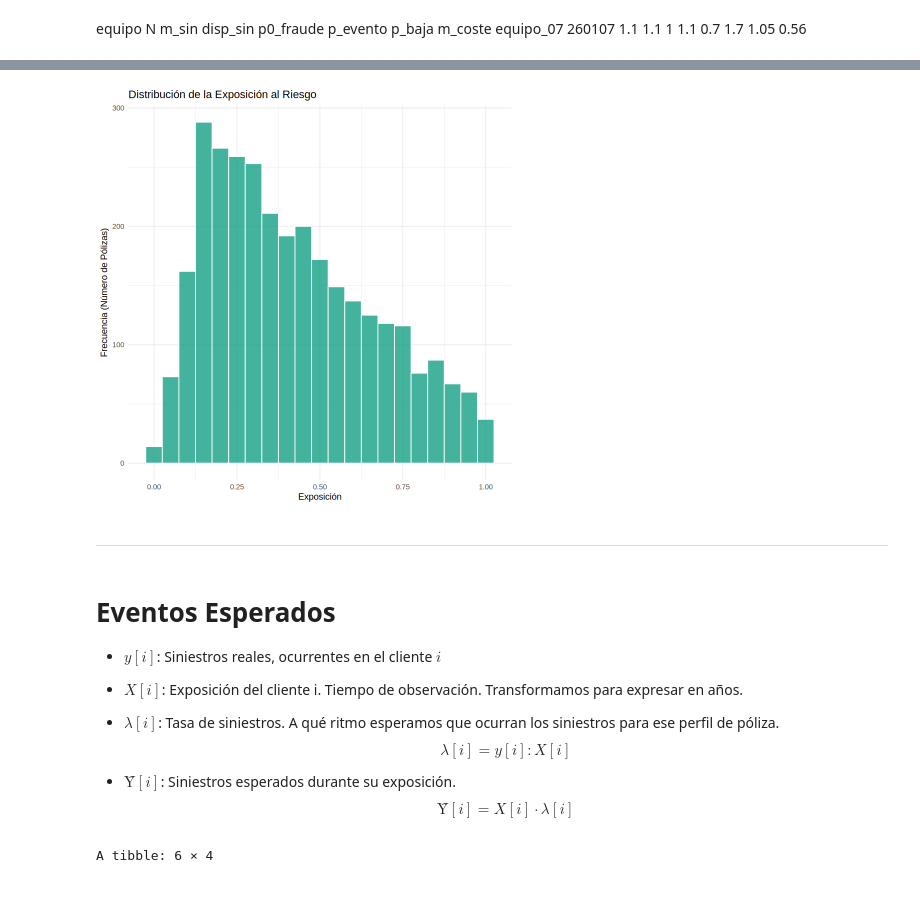
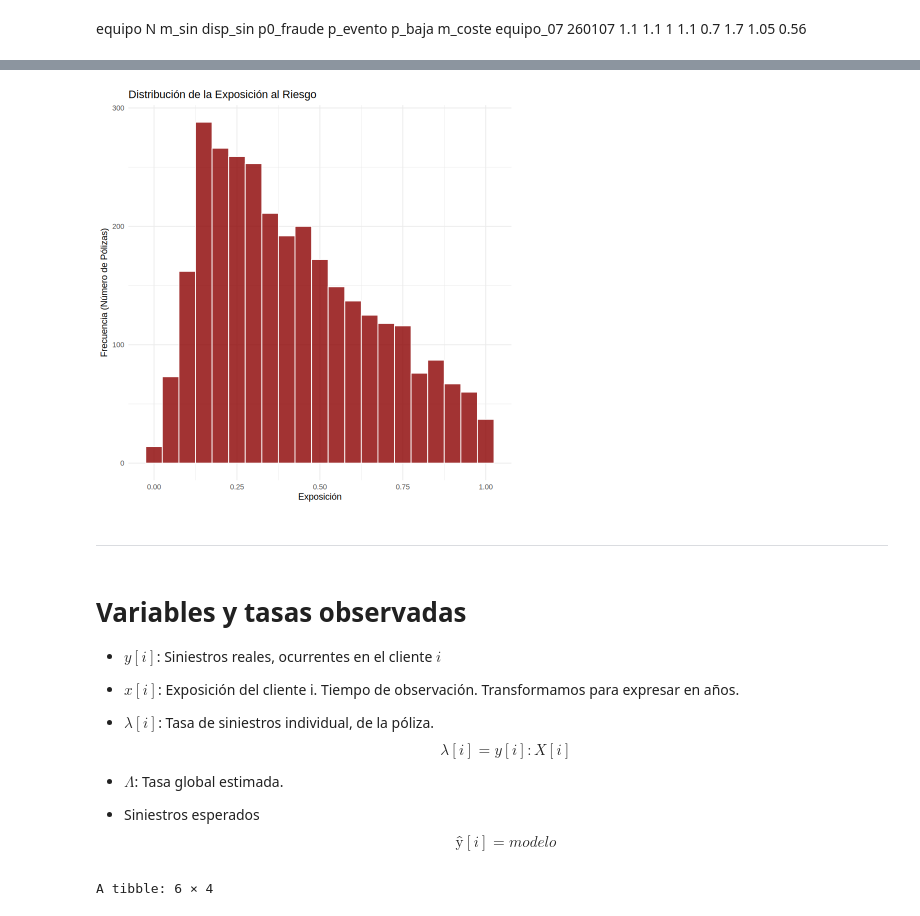
Before and after one commit to JulTob/Modelling, a Jupyter notebook: GLM/GLM_2_07.ipynb, the cells around one changed output, grey strips where cells are left out. Saved outputs shown, nothing was run; the diff lists cells and outputs as text; code cells hidden in the pictures.

```diff
--- a/GLM/GLM_2_07.ipynb
+++ b/GLM/GLM_2_07.ipynb
@@ -70,32 +94,34 @@ ggplot(cartera, aes(x = antiguedad)) +
 # %%
 library(ggplot2)
 
 # Crear histograma de la variable exposicion
 ggplot(cartera, aes(x = exposicion)) +
-  geom_histogram(binwidth = 0.05, fill = "#16a085", color = "white", alpha = 0.8) +
+  geom_histogram(binwidth = 0.05, fill = "darkred", color = "white", alpha = 0.8) +
   labs(
     title = "Distribución de la Exposición al Riesgo",
     x = "Exposición",
     y = "Frecuencia (Número de Pólizas)"
   ) +
   theme_minimal()
 # %% [output]
-[figure, old version]
+[figure, new version]
 # %% [markdown]
 -----
 # %% [markdown]
-# Eventos Esperados
+# Variables y tasas observadas
 
 - $y[i]$: Siniestros reales, ocurrentes en el cliente $i$
-- $X[i]$: Exposición del cliente i. Tiempo de observación. Transformamos para expresar en años.
-- $λ[i]$: Tasa de siniestros. A qué ritmo esperamos que ocurran los siniestros para ese perfil de póliza.
+- $x[i]$: Exposición del cliente i. Tiempo de observación. Transformamos para expresar en años.
+- $λ[i]$: Tasa de siniestros individual, de la póliza.
 $$
 λ[i] = y[i] : X[i]
 $$
 
-- $Ŷ[i]$: Siniestros esperados durante su exposición.
+- $Λ$: Tasa global estimada.
+
+- Siniestros esperados
 $$
-Ŷ[i] = X[i] · λ[i]
+ŷ[i] = modelo
 $$
 # %%
 #-- función de cálculo de tasas, con control de errores
```
Also changed, not shown: parts of 17 cells of this notebook.
